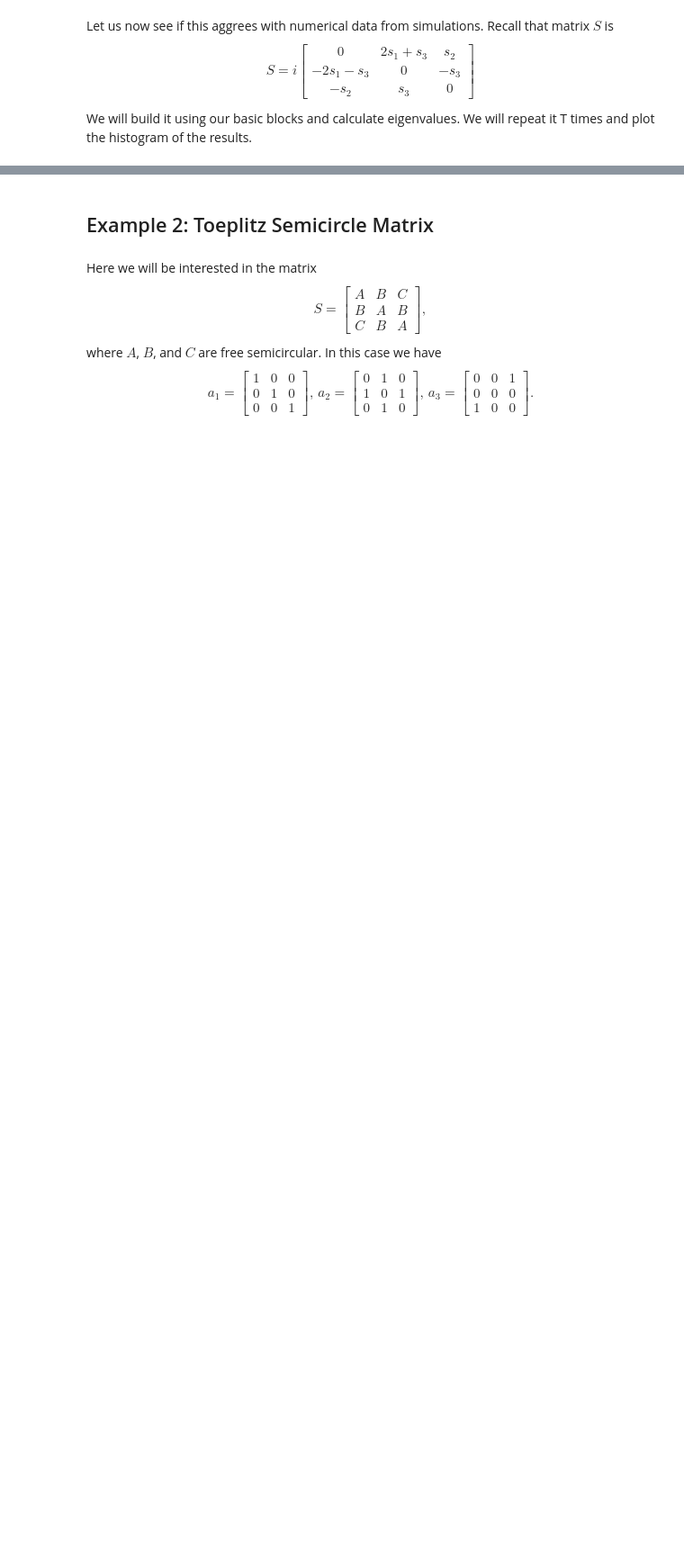
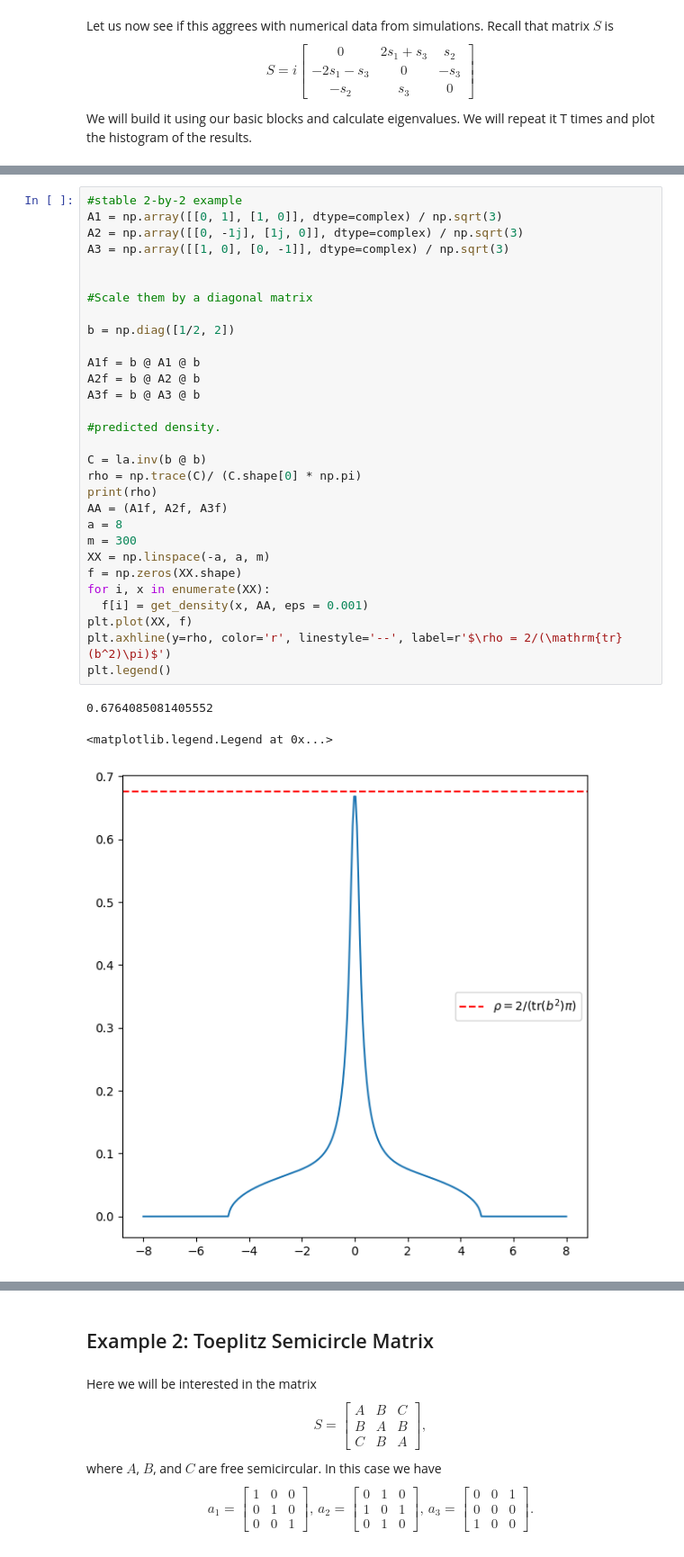
Before and after one commit to slavakargin/free-matrix-laws, a Jupyter notebook: docs/notebooks/10_semicircle_methods.ipynb, the cells around one changed output, grey strips where cells are left out. Shown at 90% size. Drawn from its saved outputs; the diff is of its cells as text; blank space fills up the shorter version.

```diff
--- a/docs/notebooks/10_semicircle_methods.ipynb
+++ b/docs/notebooks/10_semicircle_methods.ipynb
@@ -808,0 +648,34 @@ plt.legend()
+# %%
+#stable 2-by-2 example
+A1 = np.array([[0, 1], [1, 0]], dtype=complex) / np.sqrt(3)
+A2 = np.array([[0, -1j], [1j, 0]], dtype=complex) / np.sqrt(3)
+A3 = np.array([[1, 0], [0, -1]], dtype=complex) / np.sqrt(3)
+
+
+#Scale them by a diagonal matrix
+
+b = np.diag([1/2, 2])
+
+A1f = b @ A1 @ b
+A2f = b @ A2 @ b
+A3f = b @ A3 @ b
+
+#predicted density.
+
+C = la.inv(b @ b)
+rho = np.trace(C)/ (C.shape[0] * np.pi)
+print(rho)
+AA = (A1f, A2f, A3f)
+a = 8
+m = 300
+XX = np.linspace(-a, a, m)
+f = np.zeros(XX.shape)
+for i, x in enumerate(XX):
+  f[i] = get_density(x, AA, eps = 0.001)
+plt.plot(XX, f)
+plt.axhline(y=rho, color='r', linestyle='--', label=r'$\rho = 2/(\mathrm{tr}(b^2)\pi)$')
+plt.legend()
+# %% [output]
+0.6764085081405552
+<matplotlib.legend.Legend at 0x...>
+[figure, added]
```
Also changed, not shown: parts of 93 cells of this notebook, 2 other files.
